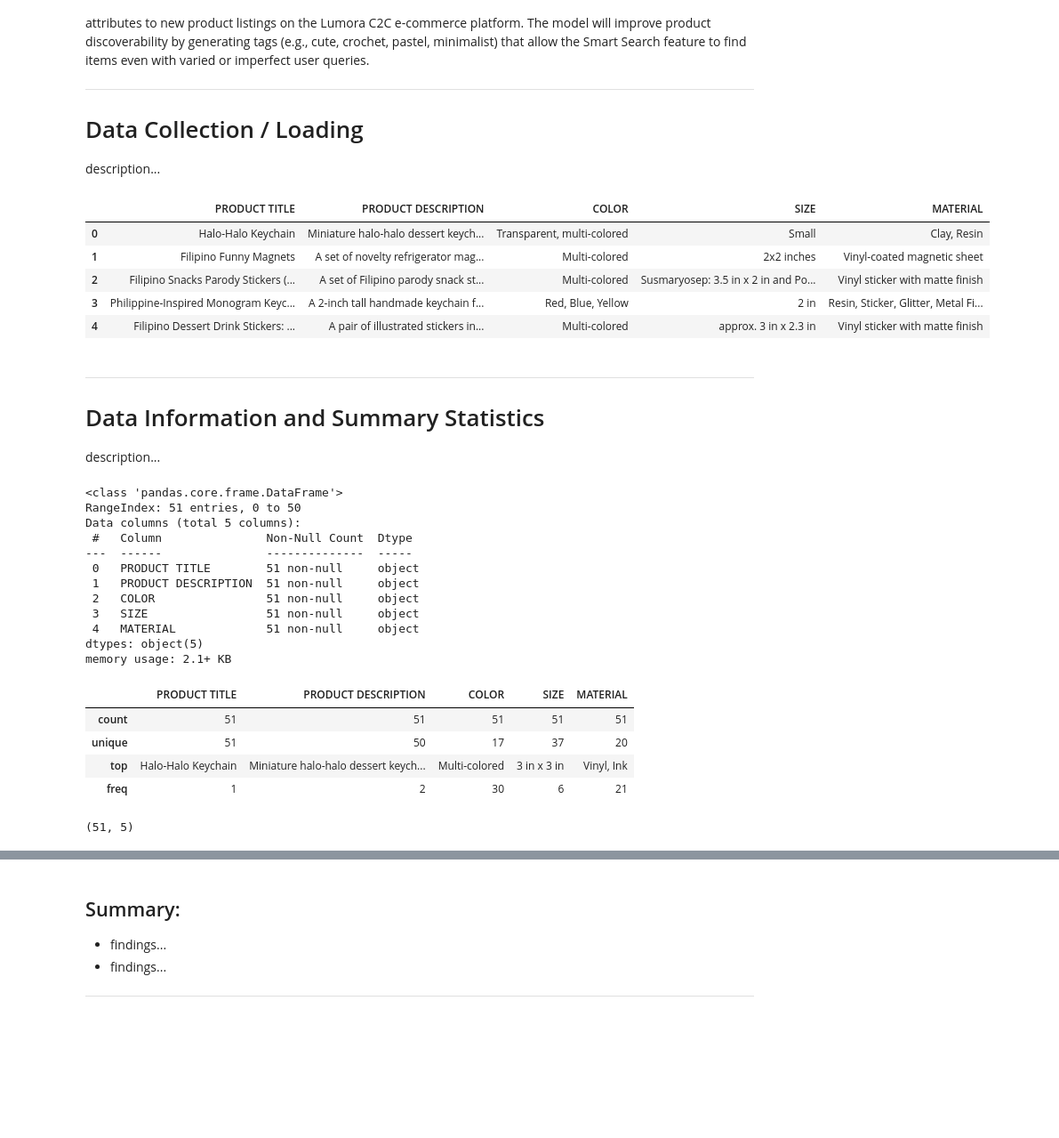
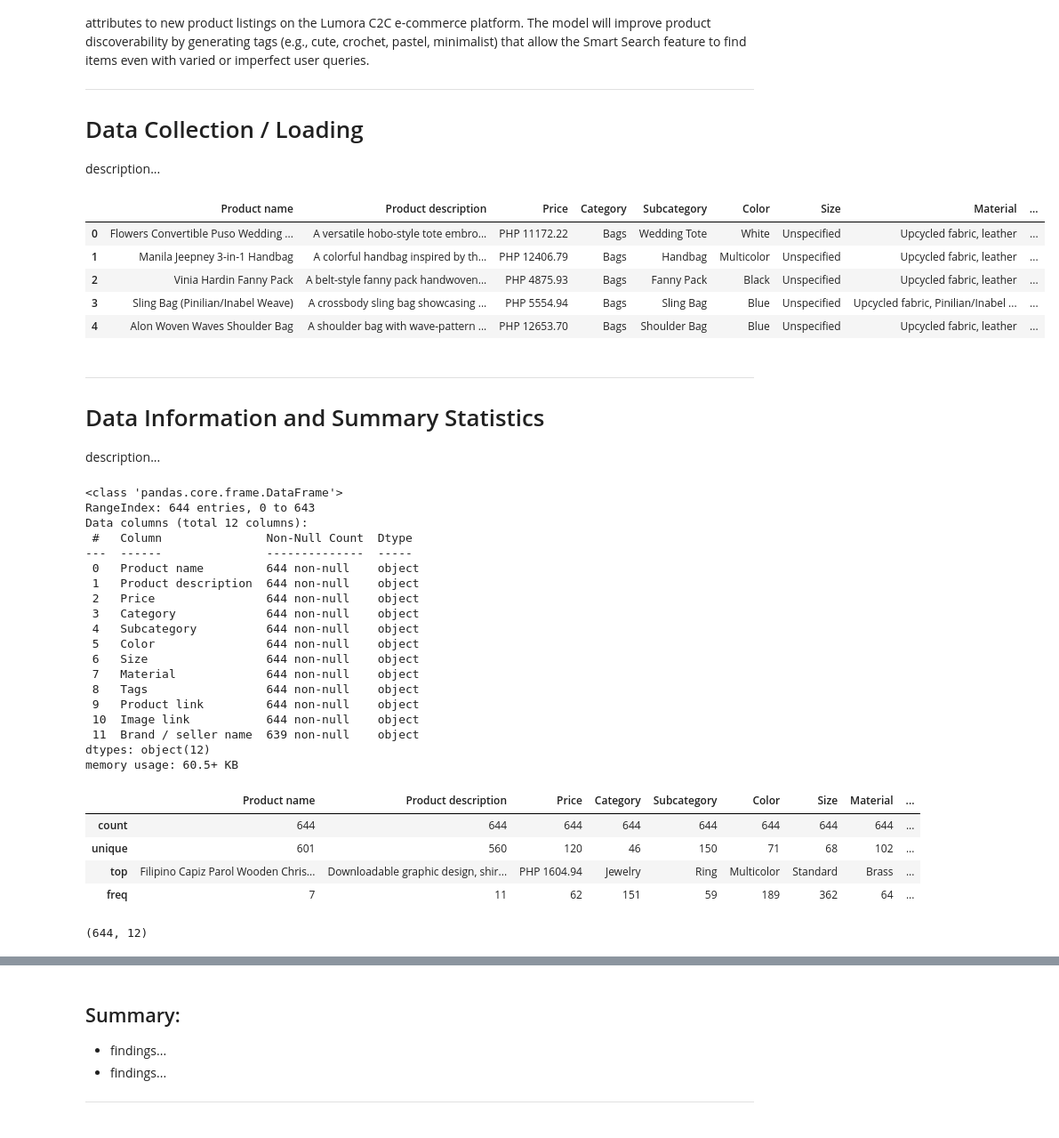
Before and after one commit to MJTeopaco/Lumora_AI-Powered_E-Commerce_Website, a Jupyter notebook: documentation/NLP_Documentation.ipynb, the cells around one changed output, grey strips where cells are left out. Shown at 89% size. Drawn from its saved outputs; the diff is of its cells as text; code cells hidden in the pictures; blank space fills up the shorter version.

```diff
--- a/documentation/NLP_Documentation.ipynb
+++ b/documentation/NLP_Documentation.ipynb
@@ -29,22 +29,22 @@ description...
 # %%
 # Importing necessary libraries
 import numpy as np
 import scipy as sp
 import pandas as pd
 import matplotlib as mpl
 import matplotlib.pyplot as plt
 import seaborn as sns
 import re
 # initializing dataframe
-df = pd.read_csv('Product Datasets - Lumora.csv')
+df = pd.read_csv('LumoraProductDataset_refactored.csv')
 df.head()
 # %% [output]
-|  | PRODUCT TITLE | PRODUCT DESCRIPTION | COLOR | SIZE | MATERIAL |
-| 0 | Halo-Halo Keychain | Miniature halo-halo dessert keych... | Transparent, multi-colored | Small | Clay, Resin |
-| 1 | Filipino Funny Magnets | A set of novelty refrigerator mag... | Multi-colored | 2x2 inches | Vinyl-coated magnetic sheet |
-| 2 | Filipino Snacks Parody Stickers (... | A set of Filipino parody snack st... | Multi-colored | Susmaryosep: 3.5 in x 2 in and Po... | Vinyl sticker with matte finish |
-| 3 | Philippine-Inspired Monogram Keyc... | A 2-inch tall handmade keychain f... | Red, Blue, Yellow | 2 in | Resin, Sticker, Glitter, Metal Fi... |
-| 4 | Filipino Dessert Drink Stickers: ... | A pair of illustrated stickers in... | Multi-colored | approx. 3 in x 2.3 in | Vinyl sticker with matte finish |
+|  | Product name | Product description | Price | Category | Subcategory | Color | Size | Material | ... |
+| 0 | Flowers Convertible Puso Wedding ... | A versatile hobo-style tote embro... | PHP 11172.22 | Bags | Wedding Tote | White | Unspecified | Upcycled fabric, leather | ... |
+| 1 | Manila Jeepney 3-in-1 Handbag | A colorful handbag inspired by th... | PHP 12406.79 | Bags | Handbag | Multicolor | Unspecified | Upcycled fabric, leather | ... |
+| 2 | Vinia Hardin Fanny Pack | A belt-style fanny pack handwoven... | PHP 4875.93 | Bags | Fanny Pack | Black | Unspecified | Upcycled fabric, leather | ... |
+| 3 | Sling Bag (Pinilian/Inabel Weave) | A crossbody sling bag showcasing ... | PHP 5554.94 | Bags | Sling Bag | Blue | Unspecified | Upcycled fabric, Pinilian/Inabel ... | ... |
+| 4 | Alon Woven Waves Shoulder Bag | A shoulder bag with wave-pattern ... | PHP 12653.70 | Bags | Shoulder Bag | Blue | Unspecified | Upcycled fabric, leather | ... |
 # %% [markdown]
 ---
 # Data Information and Summary Statistics
@@ -53,26 +53,33 @@ description...
 df.info()
 # %% [output]
 <class 'pandas.core.frame.DataFrame'>
-RangeIndex: 51 entries, 0 to 50
-Data columns (total 5 columns):
+RangeIndex: 644 entries, 0 to 643
+Data columns (total 12 columns):
  #   Column               Non-Null Count  Dtype
 ---  ------               --------------  -----
- 0   PRODUCT TITLE        51 non-null     object
- 1   PRODUCT DESCRIPTION  51 non-null     object
- 2   COLOR                51 non-null     object
- 3   SIZE                 51 non-null     object
- 4   MATERIAL             51 non-null     object
-dtypes: object(5)
-memory usage: 2.1+ KB
+ 0   Product name         644 non-null    object
+ 1   Product description  644 non-null    object
+ 2   Price                644 non-null    object
+ 3   Category             644 non-null    object
+ 4   Subcategory          644 non-null    object
+ 5   Color                644 non-null    object
+ 6   Size                 644 non-null    object
+ 7   Material             644 non-null    object
+ 8   Tags                 644 non-null    object
+ 9   Product link         644 non-null    object
+ 10  Image link           644 non-null    object
+ 11  Brand / seller name  639 non-null    object
+dtypes: object(12)
+memory usage: 60.5+ KB
 # %%
 df.describe()
 # %% [output]
-|  | PRODUCT TITLE | PRODUCT DESCRIPTION | COLOR | SIZE | MATERIAL |
-| count | 51 | 51 | 51 | 51 | 51 |
-| unique | 51 | 50 | 17 | 37 | 20 |
-| top | Halo-Halo Keychain | Miniature halo-halo dessert keych... | Multi-colored | 3 in x 3 in | Vinyl, Ink |
-| freq | 1 | 2 | 30 | 6 | 21 |
+|  | Product name | Product description | Price | Category | Subcategory | Color | Size | Material | ... |
+| count | 644 | 644 | 644 | 644 | 644 | 644 | 644 | 644 | ... |
+| unique | 601 | 560 | 120 | 46 | 150 | 71 | 68 | 102 | ... |
+| top | Filipino Capiz Parol Wooden Chris... | Downloadable graphic design, shir... | PHP 1604.94 | Jewelry | Ring | Multicolor | Standard | Brass | ... |
+| freq | 7 | 11 | 62 | 151 | 59 | 189 | 362 | 64 | ... |
 # %%
 df.shape
 # %% [output]
-(51, 5)
+(644, 12)
```
Also changed, not shown: parts of 6 cells of this notebook, 5 other files.
